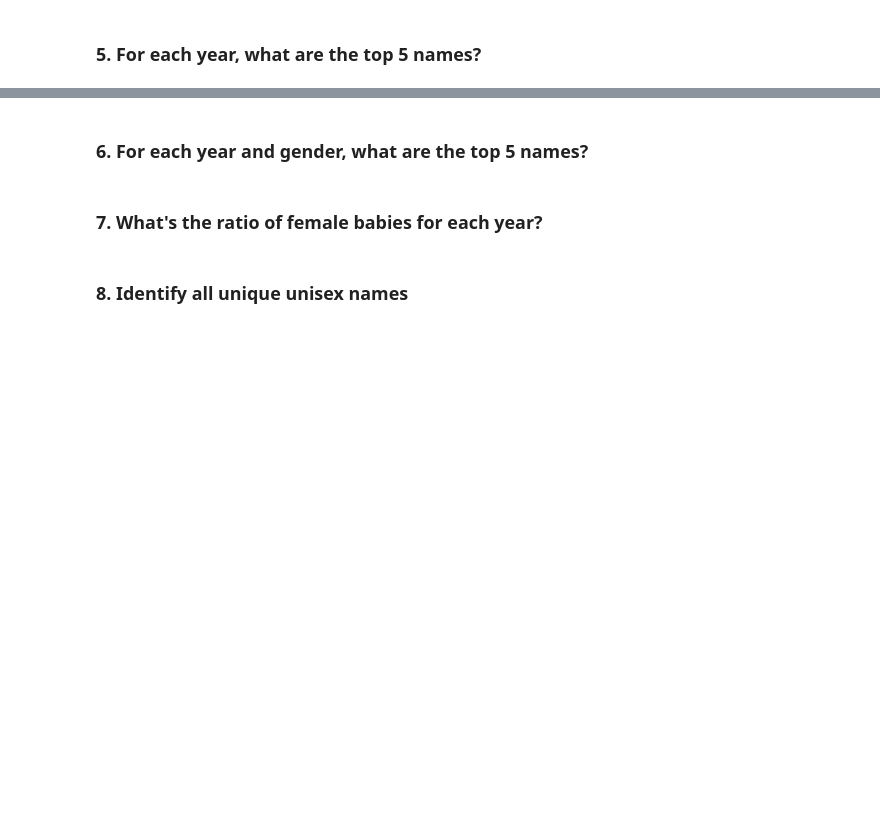
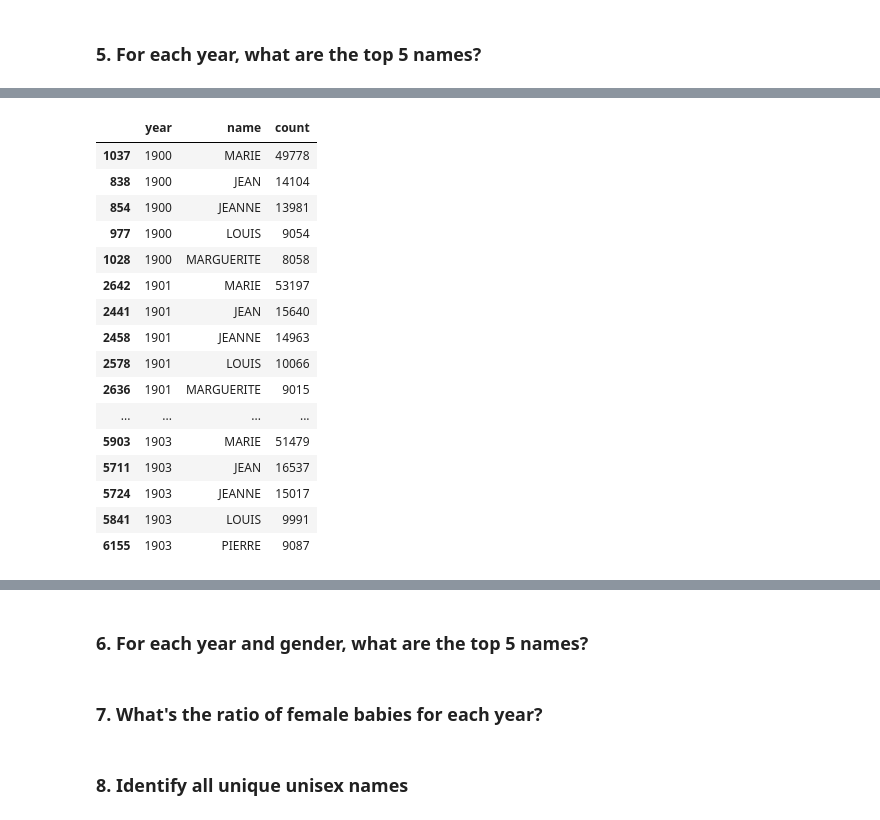
Before and after one commit to mahooi/extra_toppings, a Jupyter notebook: data-cleaning_french-baby-names_extra-work.ipynb, the cells around one changed output, grey strips where cells are left out. Cells and saved outputs as stored; diff of their text form; code cells hidden in the pictures; blank space fills up the shorter version.

```diff
--- a/data-cleaning_french-baby-names_extra-work.ipynb
+++ b/data-cleaning_french-baby-names_extra-work.ipynb
@@ -464,0 +612,28 @@ Name: name, Length: 15304, dtype: int64
+# %%
+df = (baby_names
+      .groupby(["year", "name"], as_index=False)
+      .agg({"count": "sum"}))
+# %%
+df = df.sort_values(["year", "count"], ascending=[True, False])
+# %%
+(df
+ .groupby("year", as_index=False)
+ .head(5)).head(20)
+# %% [output]
+|  | year | name | count |
+| 1037 | 1900 | MARIE | 49778 |
+| 838 | 1900 | JEAN | 14104 |
+| 854 | 1900 | JEANNE | 13981 |
+| 977 | 1900 | LOUIS | 9054 |
+| 1028 | 1900 | MARGUERITE | 8058 |
+| 2642 | 1901 | MARIE | 53197 |
+| 2441 | 1901 | JEAN | 15640 |
+| 2458 | 1901 | JEANNE | 14963 |
+| 2578 | 1901 | LOUIS | 10066 |
+| 2636 | 1901 | MARGUERITE | 9015 |
+| ... | ... | ... | ... |
+| 5903 | 1903 | MARIE | 51479 |
+| 5711 | 1903 | JEAN | 16537 |
+| 5724 | 1903 | JEANNE | 15017 |
+| 5841 | 1903 | LOUIS | 9991 |
+| 6155 | 1903 | PIERRE | 9087 |
```
Also changed, not shown: parts of 20 cells of this notebook.
